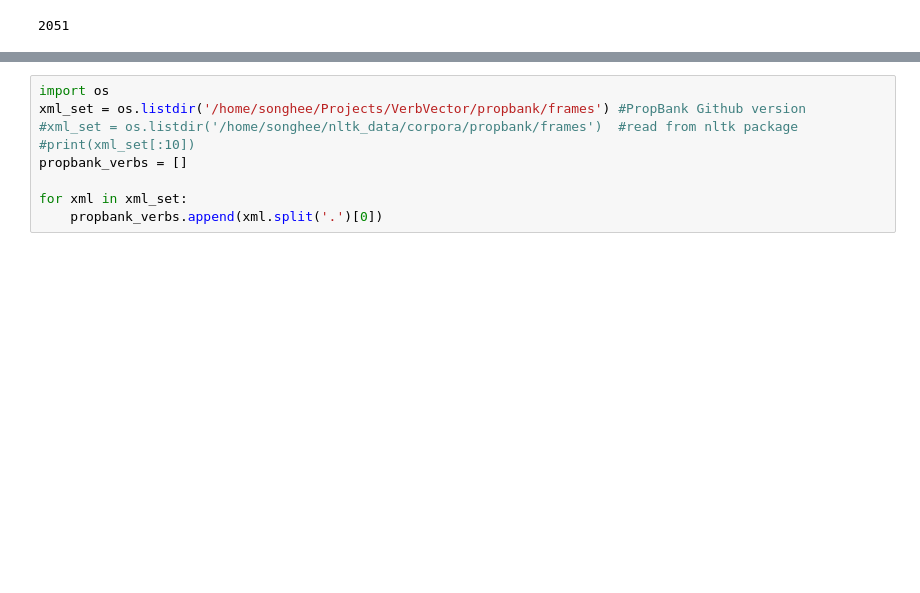
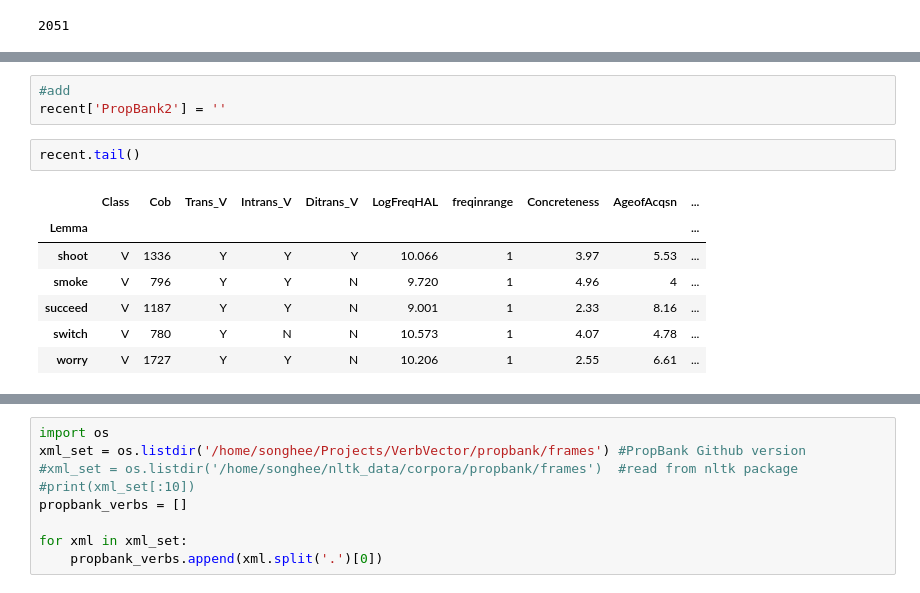
Before and after one commit to sonhkim/VerbVec, a Jupyter notebook: temp_revise_on_linux.ipynb, the cells around one changed output, grey strips where cells are left out. Drawn from its saved outputs; the diff is of its cells as text; blank space fills up the shorter version.

```diff
--- a/temp_revise_on_linux.ipynb
+++ b/temp_revise_on_linux.ipynb
@@ -15,0 +30,13 @@ len(lemma)
+# %%
+#add
+recent['PropBank2'] = ''
+# %%
+recent.tail()
+# %% [output]
+|  | Class | Cob | Trans_V | Intrans_V | Ditrans_V | LogFreqHAL | freqinrange | Concreteness | AgeofAcqsn | ... |
+| Lemma |  |  |  |  |  |  |  |  |  | ... |
+| shoot | V | 1336 | Y | Y | Y | 10.066 | 1 | 3.97 | 5.53 | ... |
+| smoke | V | 796 | Y | Y | N | 9.720 | 1 | 4.96 | 4 | ... |
+| succeed | V | 1187 | Y | Y | N | 9.001 | 1 | 2.33 | 8.16 | ... |
+| switch | V | 780 | Y | N | N | 10.573 | 1 | 4.07 | 4.78 | ... |
+| worry | V | 1727 | Y | Y | N | 10.206 | 1 | 2.55 | 6.61 | ... |
```
Also changed, not shown: parts of 67 cells of this notebook.
